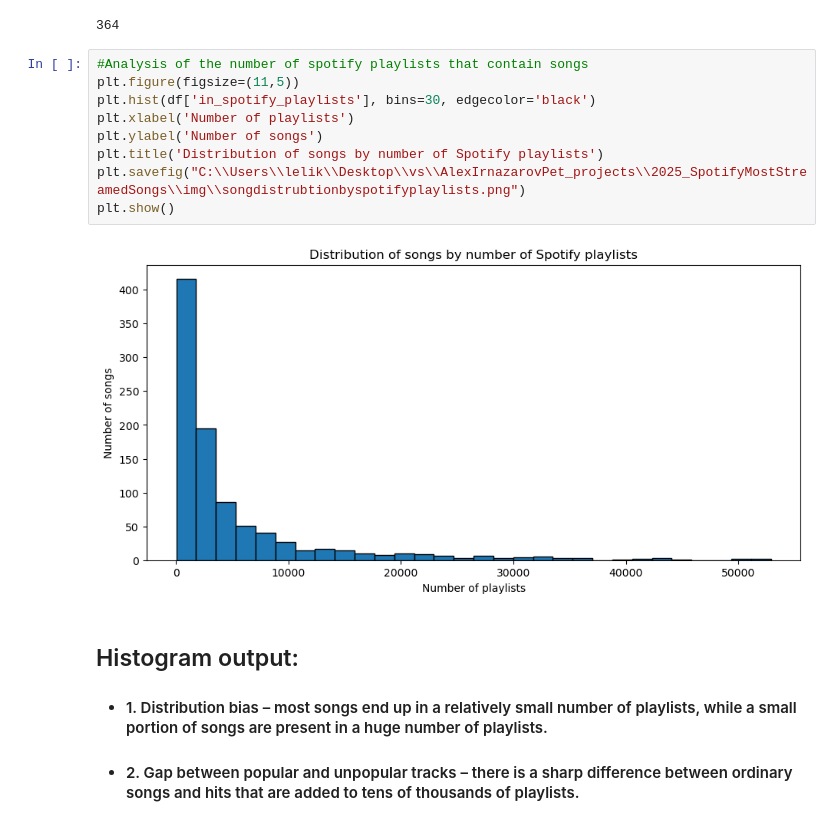
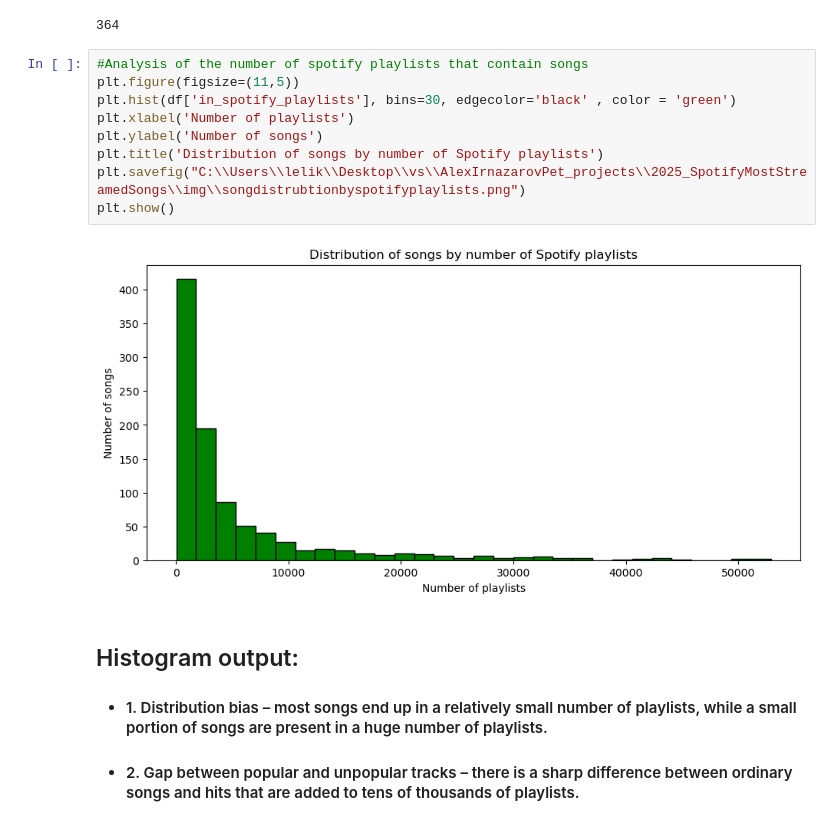
Before and after one commit to zizy2003/My-Projects, a Jupyter notebook: 2025_SpotifyMostStreamedSongs/project.ipynb, the cells around one changed output. Cells and saved outputs as stored; diff of their text form.

```diff
--- a/2025_SpotifyMostStreamedSongs/project.ipynb
+++ b/2025_SpotifyMostStreamedSongs/project.ipynb
@@ -176,14 +176,14 @@ print(num_of_songs_with_multiple_artists)
 # %%
 #Analysis of the number of spotify playlists that contain songs
 plt.figure(figsize=(11,5))
-plt.hist(df['in_spotify_playlists'], bins=30, edgecolor='black')
+plt.hist(df['in_spotify_playlists'], bins=30, edgecolor='black' , color = 'green')
 plt.xlabel('Number of playlists')
 plt.ylabel('Number of songs')
 plt.title('Distribution of songs by number of Spotify playlists')
 plt.savefig("C:\\Users\\lelik\\Desktop\\vs\\AlexIrnazarovPet_projects\\2025_SpotifyMostStreamedSongs\\img\\songdistrubtionbyspotifyplaylists.png")
 plt.show()
 # %% [output]
-[figure, old version]
+[figure, new version]
 # %% [markdown]
 ## Histogram output:
 - #### 1. Distribution bias – most songs end up in a relatively small number of playlists, while a small portion of songs are present in a huge number of playlists.
```
Also changed, not shown: parts of 3 cells of this notebook.
